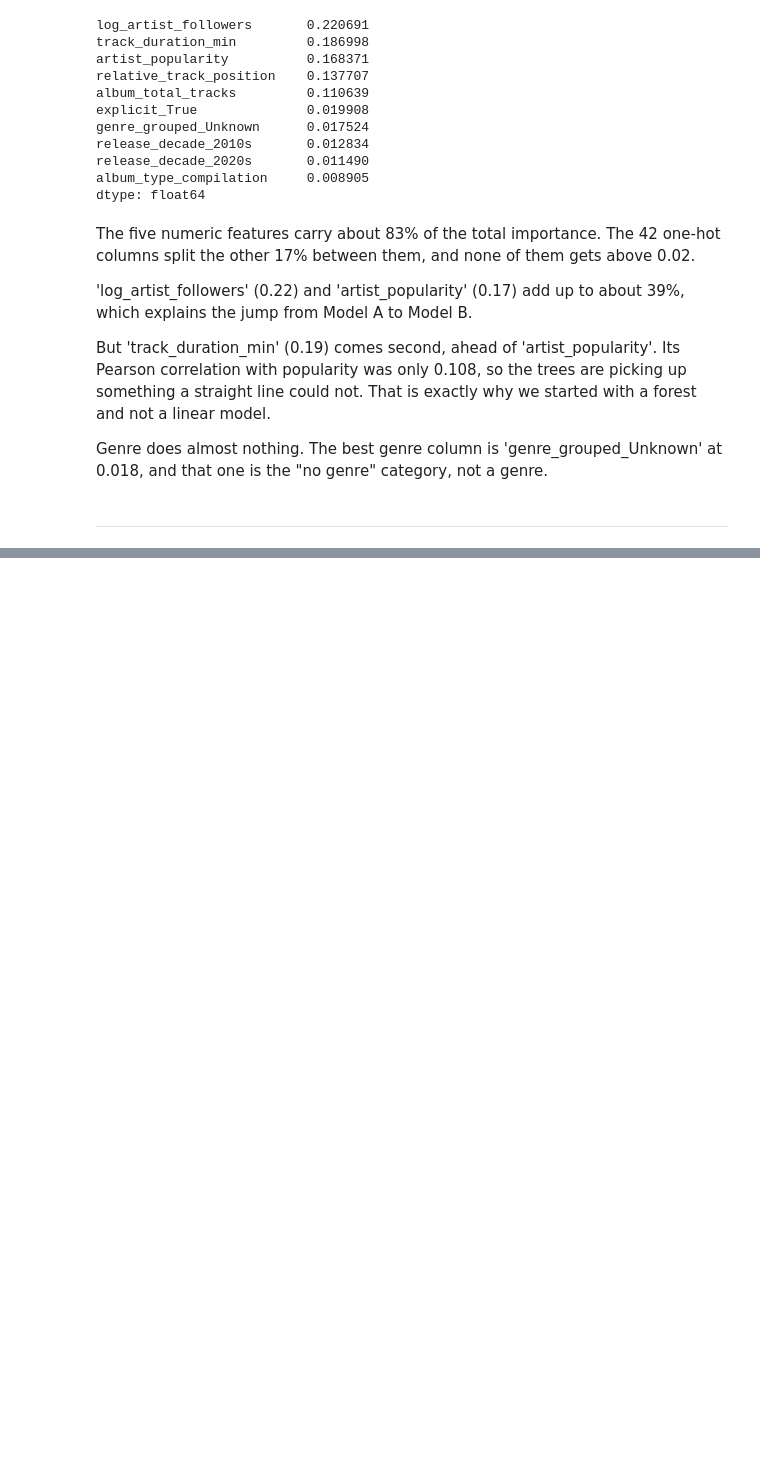
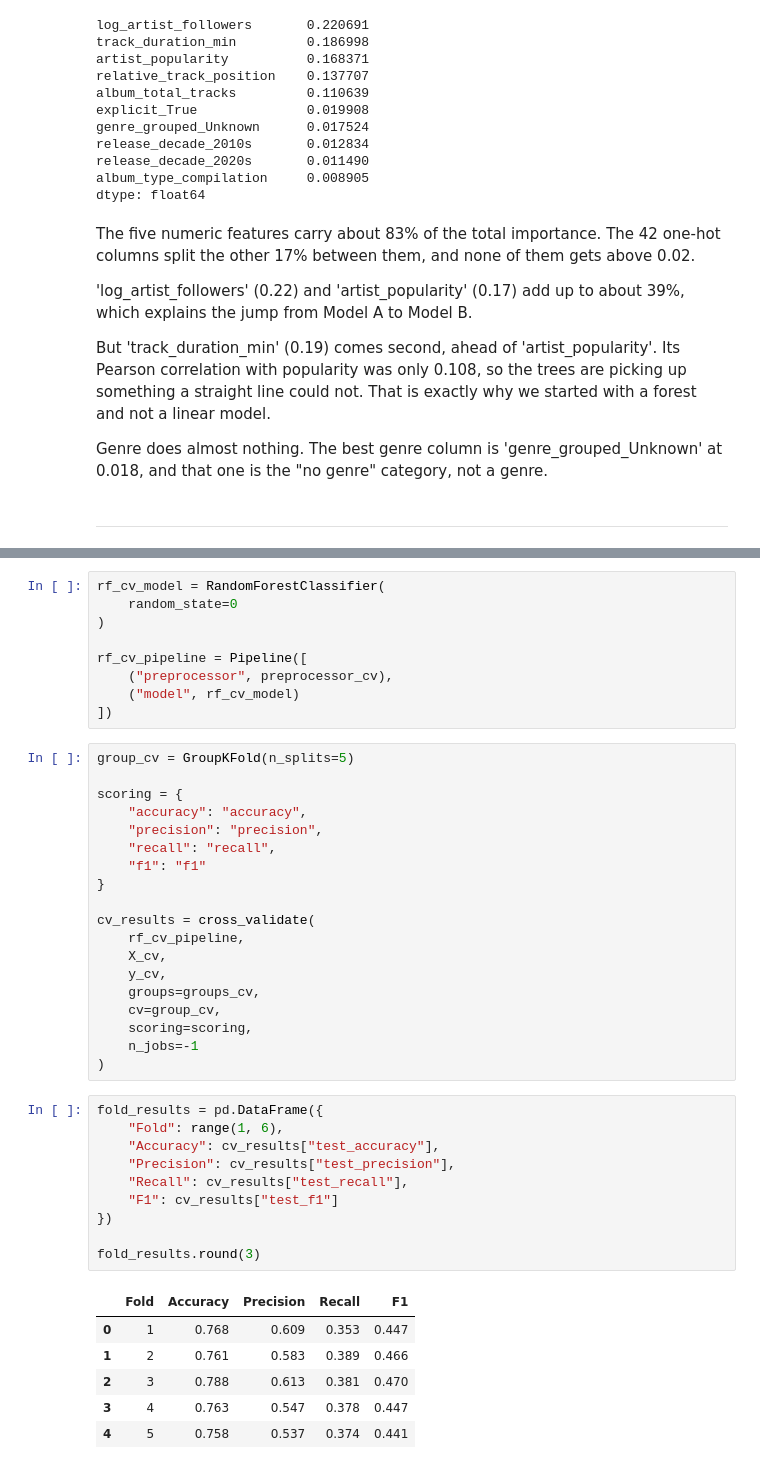
Before and after one commit to jannoelvero/week_7_ml_project, a Jupyter notebook: notebooks/06_machine_learning.ipynb, the cells around one changed output, grey strips where cells are left out. Cells and saved outputs as stored; diff of their text form; blank space fills up the shorter version.

```diff
--- a/notebooks/06_machine_learning.ipynb
+++ b/notebooks/06_machine_learning.ipynb
@@ -653,0 +819,45 @@ Genre does almost nothing. The best genre column is 'genre_grouped_Unknown' at 0
+# %%
+rf_cv_model = RandomForestClassifier(
+    random_state=0
+)
+
+rf_cv_pipeline = Pipeline([
+    ("preprocessor", preprocessor_cv),
+    ("model", rf_cv_model)
+])
+# %%
+group_cv = GroupKFold(n_splits=5)
+
+scoring = {
+    "accuracy": "accuracy",
+    "precision": "precision",
+    "recall": "recall",
+    "f1": "f1"
+}
+
+cv_results = cross_validate(
+    rf_cv_pipeline,
+    X_cv,
+    y_cv,
+    groups=groups_cv,
+    cv=group_cv,
+    scoring=scoring,
+    n_jobs=-1
+)
+# %%
+fold_results = pd.DataFrame({
+    "Fold": range(1, 6),
+    "Accuracy": cv_results["test_accuracy"],
+    "Precision": cv_results["test_precision"],
+    "Recall": cv_results["test_recall"],
+    "F1": cv_results["test_f1"]
+})
+
+fold_results.round(3)
+# %% [output]
+|  | Fold | Accuracy | Precision | Recall | F1 |
+| 0 | 1 | 0.768 | 0.609 | 0.353 | 0.447 |
+| 1 | 2 | 0.761 | 0.583 | 0.389 | 0.466 |
+| 2 | 3 | 0.788 | 0.613 | 0.381 | 0.470 |
+| 3 | 4 | 0.763 | 0.547 | 0.378 | 0.447 |
+| 4 | 5 | 0.758 | 0.537 | 0.374 | 0.441 |
```
Also changed, not shown: parts of 20 cells of this notebook, 5 other files.
